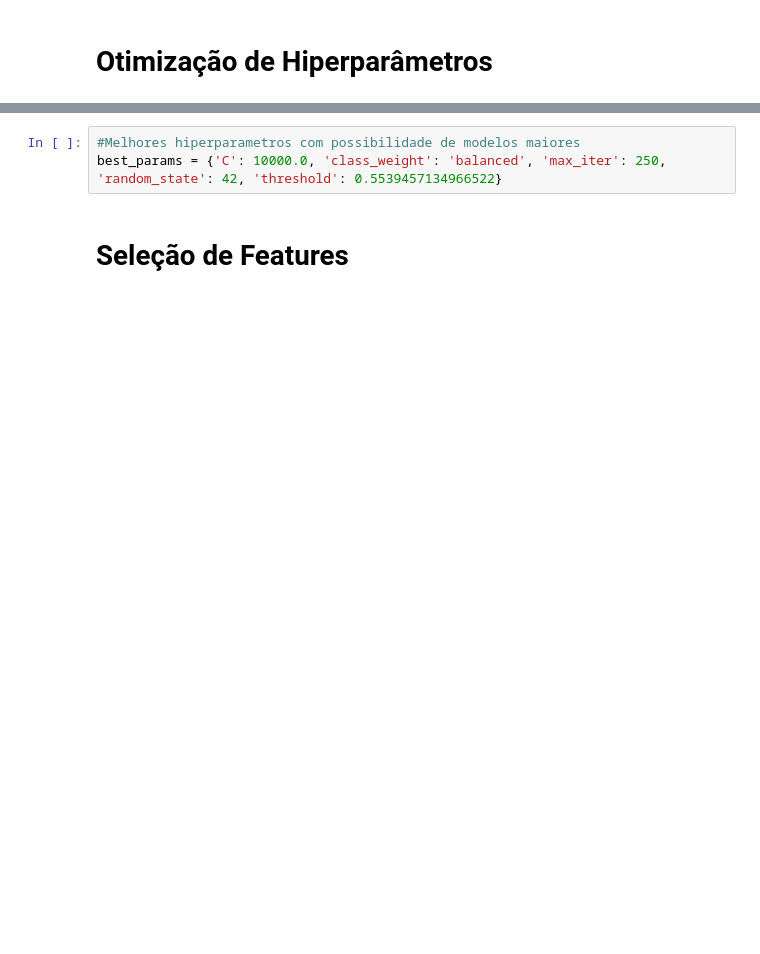
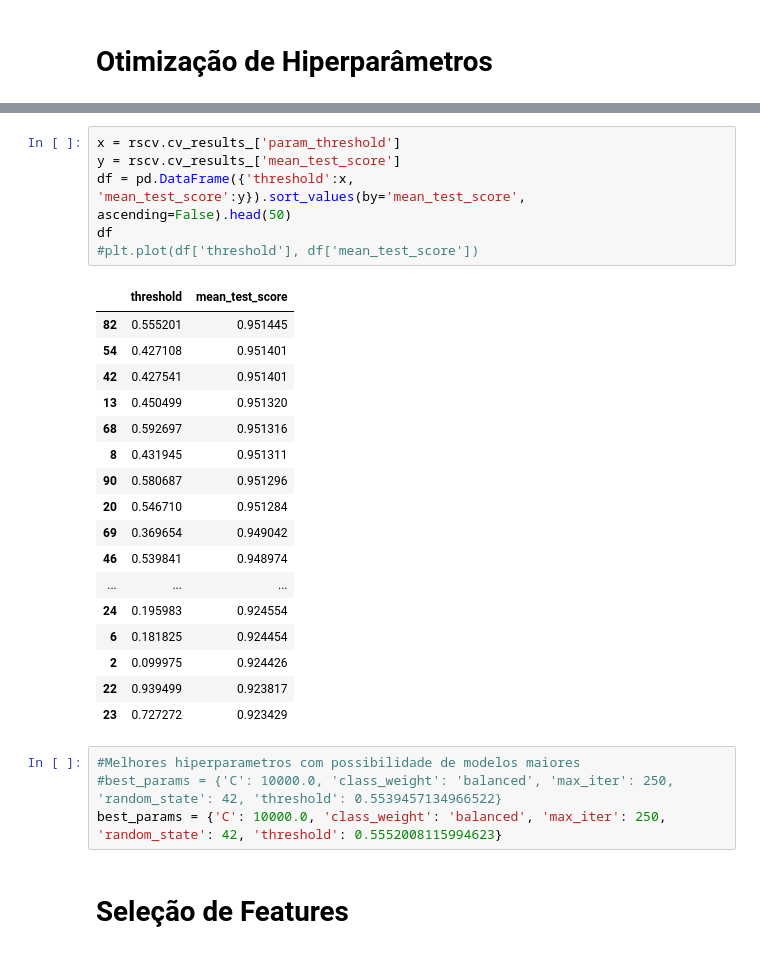
Before and after one commit to igorruys/ton-iot-mestrado, a Jupyter notebook: logreg_binario_novo.ipynb, the cells around one changed output, grey strips where cells are left out. Drawn from its saved outputs; the diff is of its cells as text; blank space fills up the shorter version.

```diff
--- a/logreg_binario_novo.ipynb
+++ b/logreg_binario_novo.ipynb
@@ -114,6 +147,31 @@ Melhor score de validação cruzada: 0.951666131380777
+# %%
+x = rscv.cv_results_['param_threshold']
+y = rscv.cv_results_['mean_test_score']
+df = pd.DataFrame({'threshold':x, 'mean_test_score':y}).sort_values(by='mean_test_score', ascending=False).head(50)
+df
+#plt.plot(df['threshold'], df['mean_test_score'])
+# %% [output]
+|  | threshold | mean_test_score |
+| 82 | 0.555201 | 0.951445 |
+| 54 | 0.427108 | 0.951401 |
+| 42 | 0.427541 | 0.951401 |
+| 13 | 0.450499 | 0.951320 |
+| 68 | 0.592697 | 0.951316 |
+| 8 | 0.431945 | 0.951311 |
+| 90 | 0.580687 | 0.951296 |
+| 20 | 0.546710 | 0.951284 |
+| 69 | 0.369654 | 0.949042 |
+| 46 | 0.539841 | 0.948974 |
+| ... | ... | ... |
+| 24 | 0.195983 | 0.924554 |
+| 6 | 0.181825 | 0.924454 |
+| 2 | 0.099975 | 0.924426 |
+| 22 | 0.939499 | 0.923817 |
+| 23 | 0.727272 | 0.923429 |
 # %%
 #Melhores hiperparametros com possibilidade de modelos maiores
-best_params = {'C': 10000.0, 'class_weight': 'balanced', 'max_iter': 250, 'random_state': 42, 'threshold': 0.5539457134966522}
+#best_params = {'C': 10000.0, 'class_weight': 'balanced', 'max_iter': 250, 'random_state': 42, 'threshold': 0.5539457134966522}
+best_params = {'C': 10000.0, 'class_weight': 'balanced', 'max_iter': 250, 'random_state': 42, 'threshold': 0.5552008115994623}
 # %% [markdown]
 # Seleção de Features
 # %%
```
Also changed, not shown: parts of 19 cells of this notebook, 4 other files.
